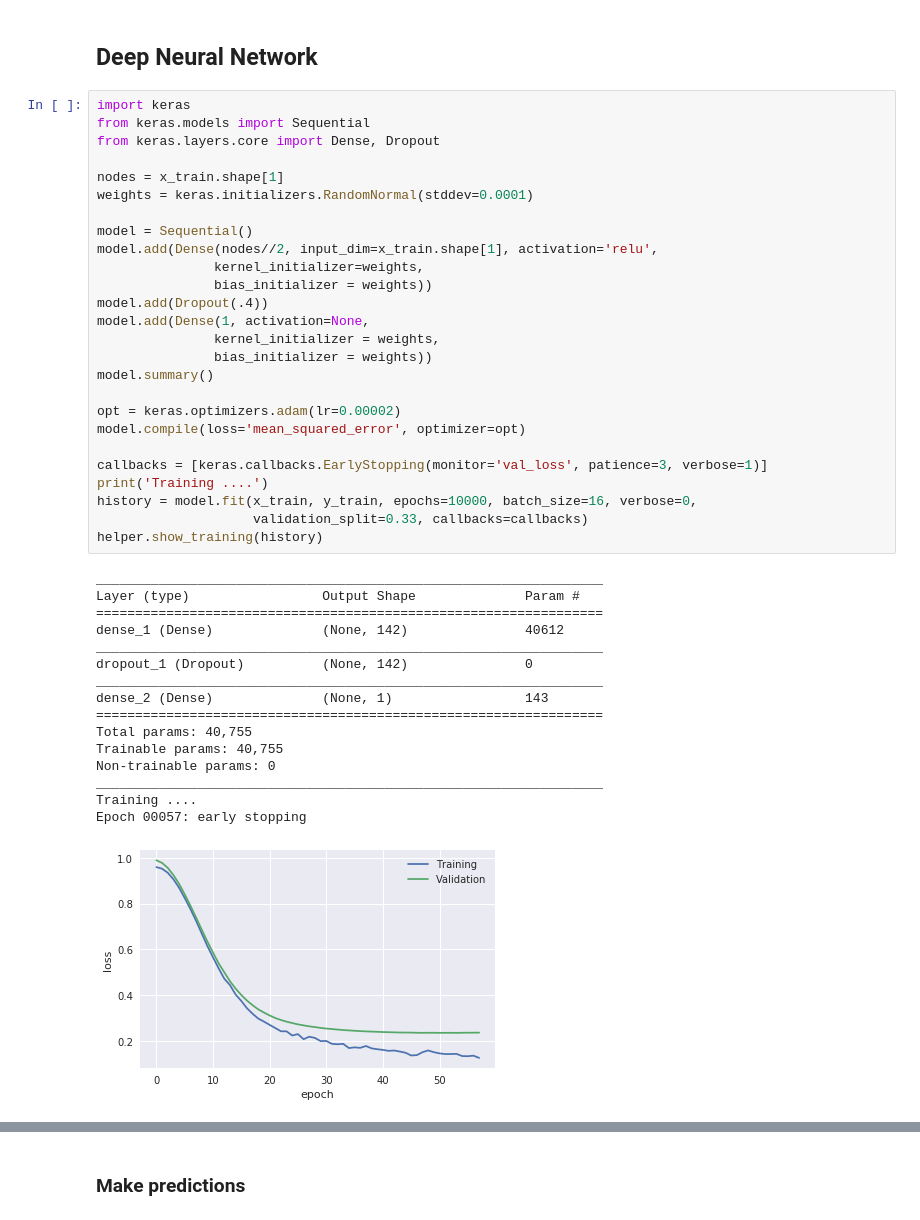
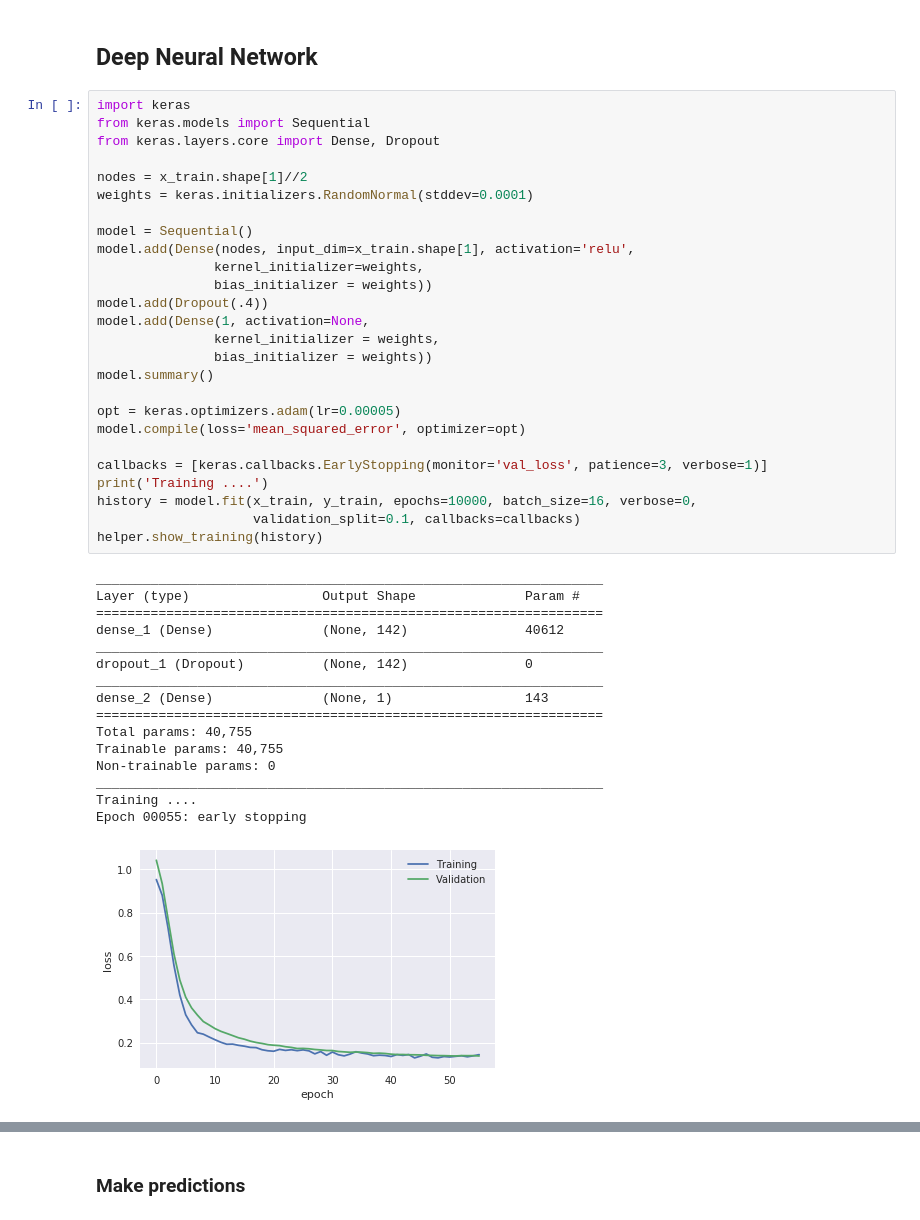
Before and after one commit to angelmtenor/data-science-keras, a Jupyter notebook: house_prices.ipynb, the cells around one changed output, grey strips where cells are left out. Saved outputs shown, nothing was run; the diff lists cells and outputs as text.

Commit message:
feat: Improve housing model by decreasing validation set

```diff
--- a/house_prices.ipynb
+++ b/house_prices.ipynb
@@ -177,41 +177,41 @@ import keras
 from keras.models import Sequential
 from keras.layers.core import Dense, Dropout
 
-nodes = x_train.shape[1]
+nodes = x_train.shape[1]//2
 weights = keras.initializers.RandomNormal(stddev=0.0001)
 
 model = Sequential()
-model.add(Dense(nodes//2, input_dim=x_train.shape[1], activation='relu',
+model.add(Dense(nodes, input_dim=x_train.shape[1], activation='relu',
                kernel_initializer=weights,
                bias_initializer = weights))
 model.add(Dropout(.4))
 model.add(Dense(1, activation=None,
                kernel_initializer = weights,
                bias_initializer = weights))
 model.summary()
 
-opt = keras.optimizers.adam(lr=0.00002)
+opt = keras.optimizers.adam(lr=0.00005)
 model.compile(loss='mean_squared_error', optimizer=opt)
 
 callbacks = [keras.callbacks.EarlyStopping(monitor='val_loss', patience=3, verbose=1)]
 print('Training ....')
 history = model.fit(x_train, y_train, epochs=10000, batch_size=16, verbose=0,
-                    validation_split=0.33, callbacks=callbacks)
+                    validation_split=0.1, callbacks=callbacks)
 helper.show_training(history)
 # %% [output]
 _________________________________________________________________
 Layer (type)                 Output Shape              Param #
 =================================================================
 dense_1 (Dense)              (None, 142)               40612
 _________________________________________________________________
 dropout_1 (Dropout)          (None, 142)               0
 _________________________________________________________________
 dense_2 (Dense)              (None, 1)                 143
 =================================================================
 Total params: 40,755
 Trainable params: 40,755
 Non-trainable params: 0
 _________________________________________________________________
 Training ....
-Epoch 00057: early stopping
+Epoch 00055: early stopping
-[figure, old version]
+[figure, new version]
```
Also changed, not shown: parts of 6 cells of this notebook.
